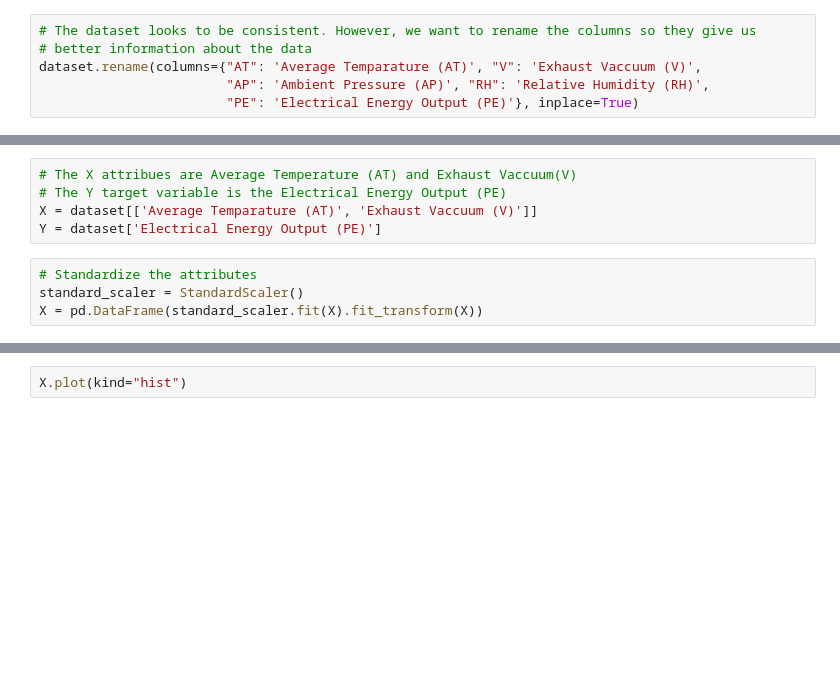
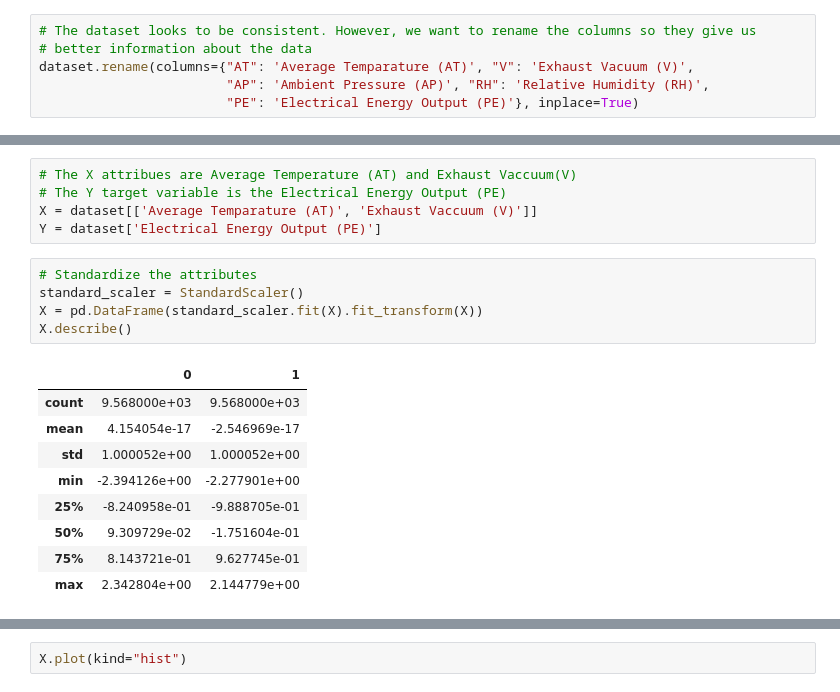
Before and after one commit to SBodapati11/Linear-Regression-Analysis, a Jupyter notebook: Linear Regression Analysis.ipynb, the cells around one changed output, grey strips where cells are left out. Cells and saved outputs as stored; diff of their text form; blank space fills up the shorter version.

```diff
--- a/Linear Regression Analysis.ipynb
+++ b/Linear Regression Analysis.ipynb
@@ -42,7 +43,7 @@ dataset.describe()
 # %%
 # The dataset looks to be consistent. However, we want to rename the columns so they give us
 # better information about the data
-dataset.rename(columns={"AT": 'Average Temparature (AT)', "V": 'Exhaust Vaccuum (V)',
+dataset.rename(columns={"AT": 'Average Temparature (AT)', "V": 'Exhaust Vacuum (V)',
                         "AP": 'Ambient Pressure (AP)', "RH": 'Relative Humidity (RH)',
                         "PE": 'Electrical Energy Output (PE)'}, inplace=True)
 # %%
@@ -93,4 +94,15 @@ Y = dataset['Electrical Energy Output (PE)']
 # %%
 # Standardize the attributes
 standard_scaler = StandardScaler()
 X = pd.DataFrame(standard_scaler.fit(X).fit_transform(X))
+X.describe()
+# %% [output]
+|  | 0 | 1 |
+| count | 9.568000e+03 | 9.568000e+03 |
+| mean | 4.154054e-17 | -2.546969e-17 |
+| std | 1.000052e+00 | 1.000052e+00 |
+| min | -2.394126e+00 | -2.277901e+00 |
+| 25% | -8.240958e-01 | -9.888705e-01 |
+| 50% | 9.309729e-02 | -1.751604e-01 |
+| 75% | 8.143721e-01 | 9.627745e-01 |
+| max | 2.342804e+00 | 2.144779e+00 |
```
Also changed, not shown: parts of 2 cells of this notebook.
